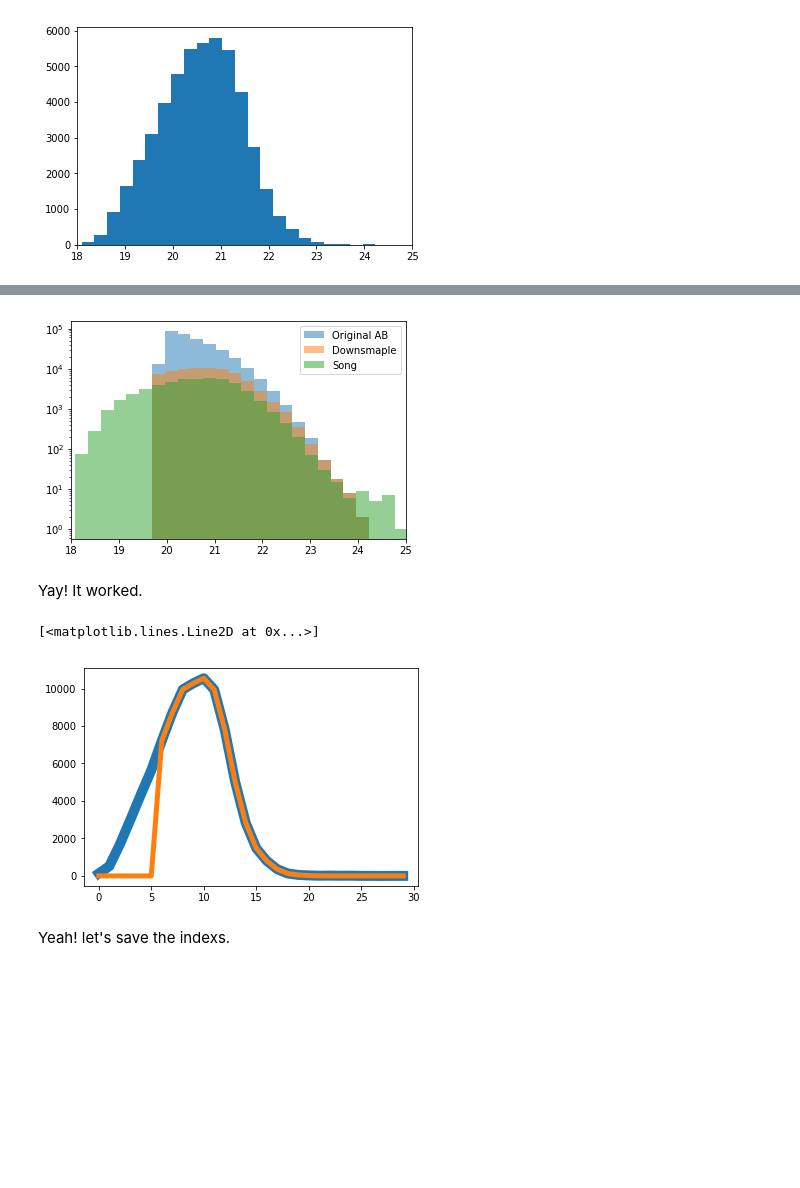
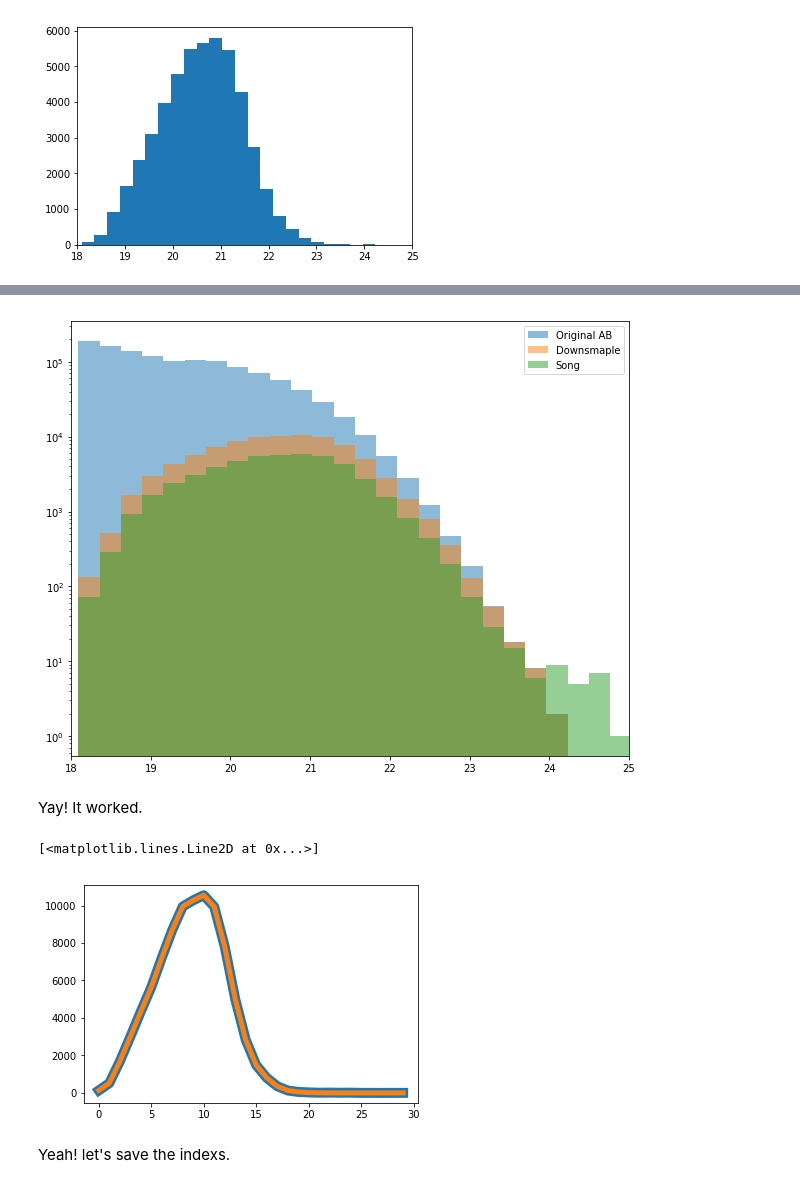
Before and after one commit to eniaxhakaj/desiDeltaSigma, a Jupyter notebook: Downsampling Example Code for Enia and Alexie.ipynb, the cells around one changed output, grey strips where cells are left out. Cells and saved outputs as stored; diff of their text form; code cells hidden in the pictures; blank space fills up the shorter version.

Commit message:
downsampled, now need to make Alexie's plots

```diff
--- a/Downsampling Example Code for Enia and Alexie.ipynb
+++ b/Downsampling Example Code for Enia and Alexie.ipynb
@@ -32,6 +35,7 @@ This should read in the big hlist catalog and cut it down to the mass cut & colu
 - lbox and particle mass. -- for particle mass Sean has a formula that calculates it **(make sure this work in our case too!)**
 # %%
 # define all the parameters you need to cache in the catalog
+# REMOVE THE CUT FROM THIS CATALOG
 
 fname = "/home/exhakaj/Github/splashback3D/UM_SDMPL/hlist_0.84140_orig.list"
 
@@ -44,16 +48,16 @@ HLIST_COLS = {'halo_id': (1, 'i8'), 'halo_upid': (6, 'i8'),
 
 
 columns_to_keep = HLIST_COLS
-cache_fname = "/home/exhakaj/Github/splashback3D/UM_SDMPL/hlist_0.84140_cache.hdf5"
+cache_fname = "/Users/eniaxhakaj/data/hlist_0.84140_cache_fullmass.hdf5"
 columns_to_convert = []
 simname = "smdpl"
 halo_finder = "rockstar"
 a = 0.84140 # hardcoded from the file name
 redshift = (1. - a)/a
-vname = "4."
-Lbox = 400
+vname = "1."
+Lbox = 1000
 npart = 99994092 # counted how many lines were on the particle file (?)
-particle_mass = 1.44390e+08*((Lbox / 125.0) ** 3) * ((1024.0/npart)** 3)
+particle_mass = 1.51e9
 # %% [raw]
 # cache in the catalog
 
@@ -70,4 +74,4 @@ reader = RockstarHlistReader(input_fname=fname,
                             overwrite=True)
 reader.read_halocat(columns_to_convert_from_kpc_to_mpc=[], write_to_disk = True, update_cache_log = True)
 # %%
-halocat = CachedHaloCatalog(fname=cache_fname)
+halocat = CachedHaloCatalog(fname=cache_fname, update_cached_fname=True)
@@ -265,20 +279,23 @@ downsampled_catalog = catalog[np.array(list(downsample_idxs), dtype=int)]
 # %%
+plt.figure(figsize = (10,8))
 plt.hist(-1*catalog, bins = bin_edges, label = 'Original AB', alpha = 0.5)
 plt.hist(-1*downsampled_catalog, bins = bin_edges, alpha = 0.5, label = "Downsmaple")
 plt.hist(-1*mags, bins = bin_edges, alpha = 0.5, label = 'Song');
 plt.xlim([18,25]);
 plt.legend(loc='best')
 plt.yscale('log')
+plt.savefig("/Users/eniaxhakaj/Desktop/downsampling.png")
 # %% [output]
-[figure, old version]
+[figure, new version]
 # %% [markdown]
 Yay! It worked.
 # %%
+plt.figure()
 plt.plot(hist*ratio, lw = 10)
 plt.plot(np.histogram(-1*downsampled_catalog, bins = bin_edges)[0], lw = 5)
 # %% [output]
 [<matplotlib.lines.Line2D at 0x...>]
-[figure, old version]
+[figure, new version]
 # %% [markdown]
 Yeah! let's save the indexs.
 # %%
```
Also changed, not shown: parts of 26 cells of this notebook.
